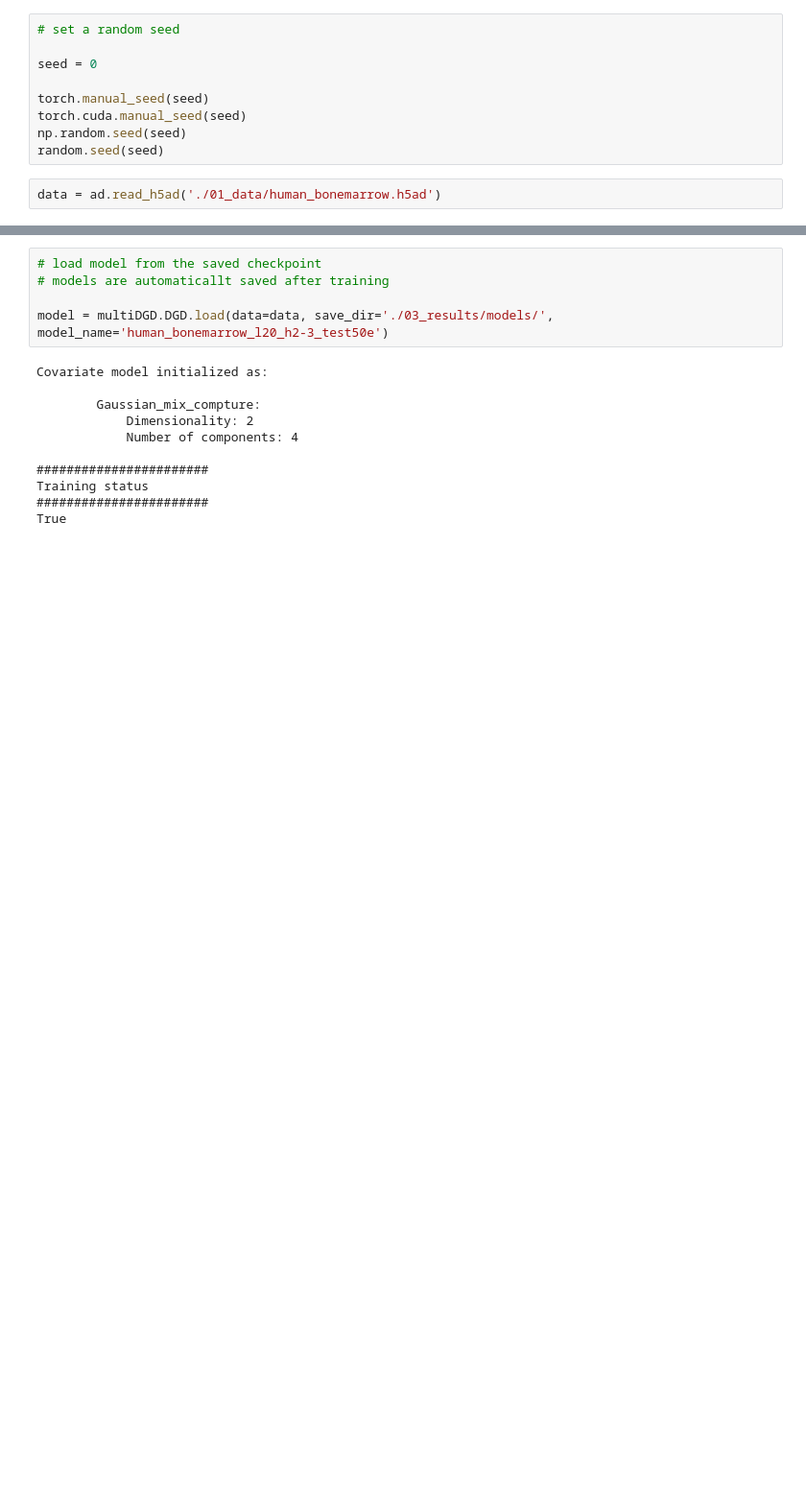
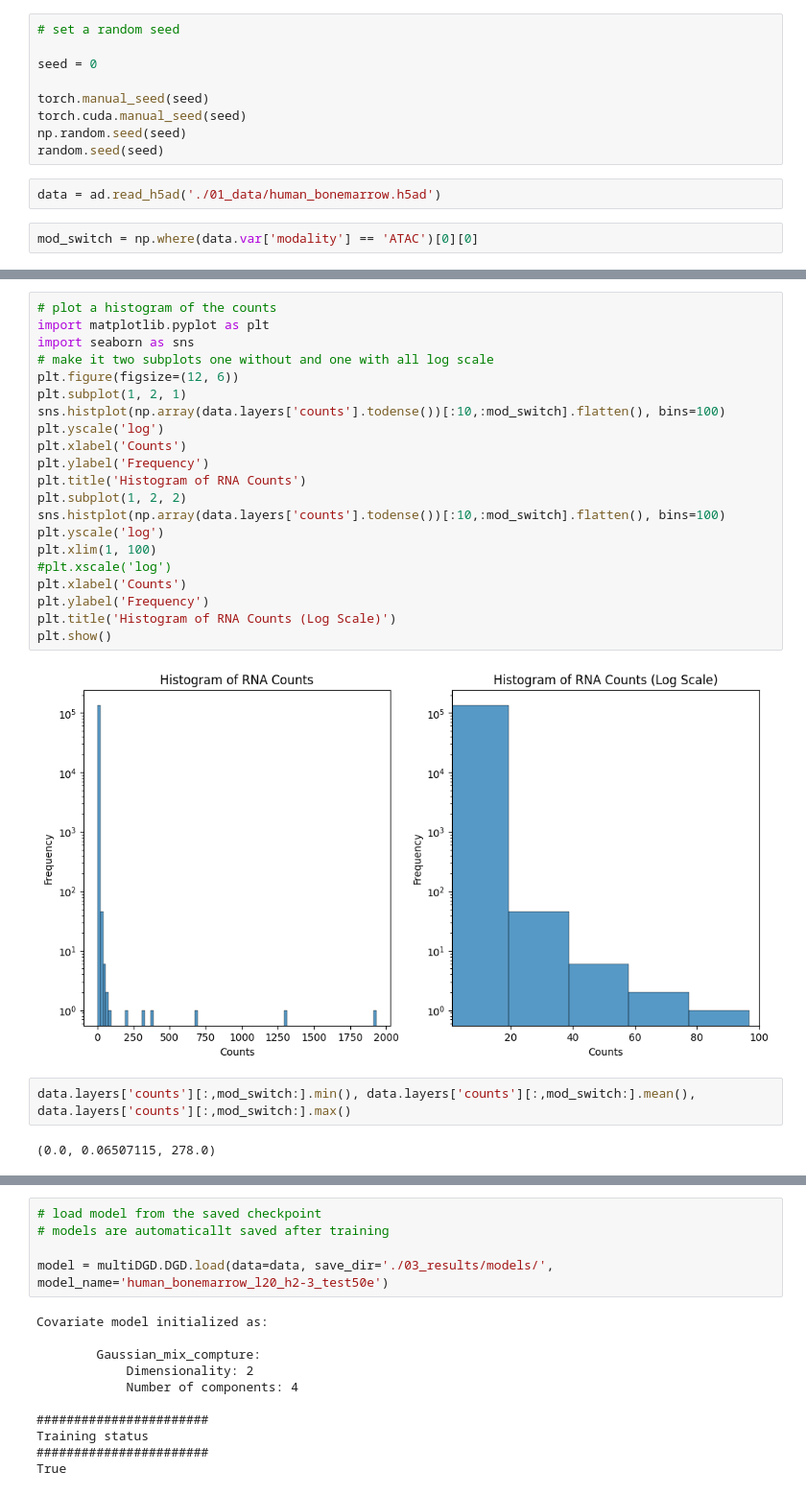
Before and after one commit to viktoriaschuster/interpreting_omics_models, a Jupyter notebook: 02_experiments/singlecell/sparse_autoencoder_singlecell_dev.ipynb, the cells around one changed output, grey strips where cells are left out. Shown at 96% size. Drawn from its saved outputs; the diff is of its cells as text; blank space fills up the shorter version.

```diff
--- a/02_experiments/singlecell/sparse_autoencoder_singlecell_dev.ipynb
+++ b/02_experiments/singlecell/sparse_autoencoder_singlecell_dev.ipynb
@@ -27,3 +27,5 @@ np.random.seed(seed)
 random.seed(seed)
 # %%
 data = ad.read_h5ad('./01_data/human_bonemarrow.h5ad')
+# %%
+mod_switch = np.where(data.var['modality'] == 'ATAC')[0][0]
@@ -29,0 +81,27 @@ data = ad.read_h5ad('./01_data/human_bonemarrow.h5ad')
+# %%
+# plot a histogram of the counts
+import matplotlib.pyplot as plt
+import seaborn as sns
+# make it two subplots one without and one with all log scale
+plt.figure(figsize=(12, 6))
+plt.subplot(1, 2, 1)
+sns.histplot(np.array(data.layers['counts'].todense())[:10,:mod_switch].flatten(), bins=100)
+plt.yscale('log')
+plt.xlabel('Counts')
+plt.ylabel('Frequency')
+plt.title('Histogram of RNA Counts')
+plt.subplot(1, 2, 2)
+sns.histplot(np.array(data.layers['counts'].todense())[:10,:mod_switch].flatten(), bins=100)
+plt.yscale('log')
+plt.xlim(1, 100)
+#plt.xscale('log')
+plt.xlabel('Counts')
+plt.ylabel('Frequency')
+plt.title('Histogram of RNA Counts (Log Scale)')
+plt.show()
+# %% [output]
+[figure, added]
+# %%
+data.layers['counts'][:,mod_switch:].min(), data.layers['counts'][:,mod_switch:].mean(), data.layers['counts'][:,mod_switch:].max()
+# %% [output]
+(0.0, 0.06507115, 278.0)
```
Also changed, not shown: parts of 6 cells of this notebook, 10 other files.
